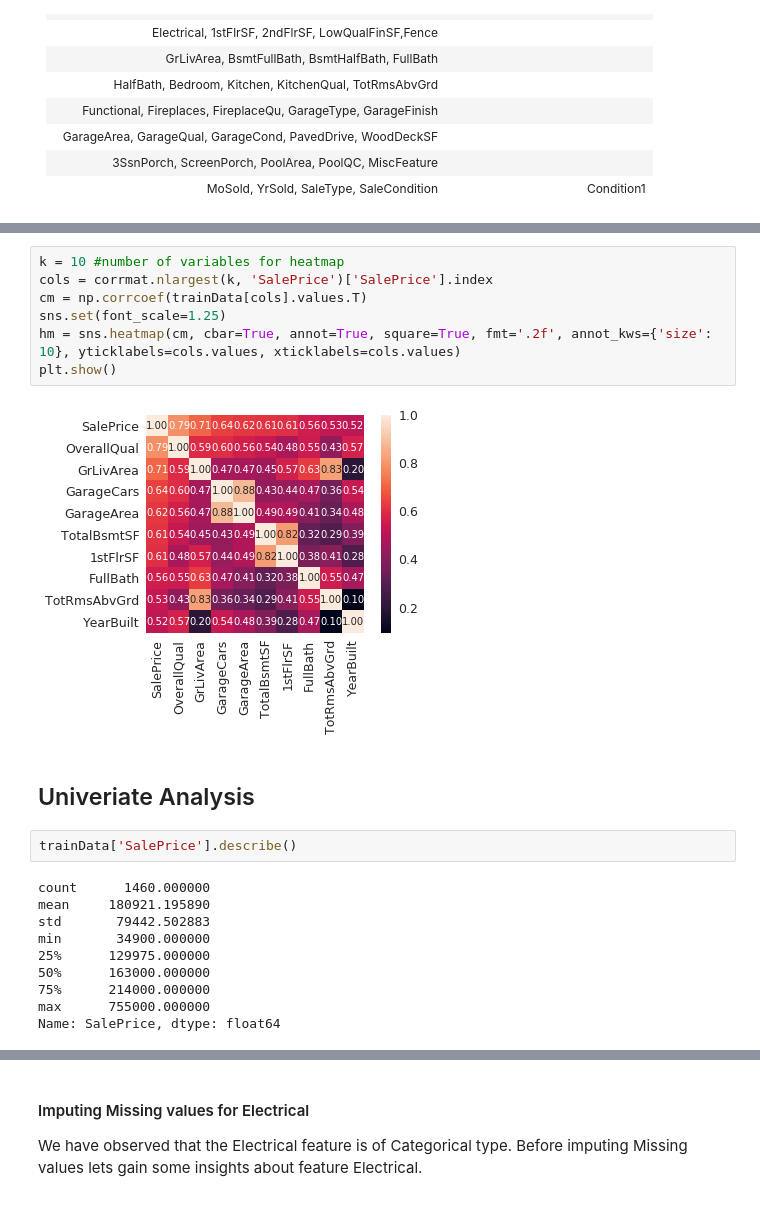
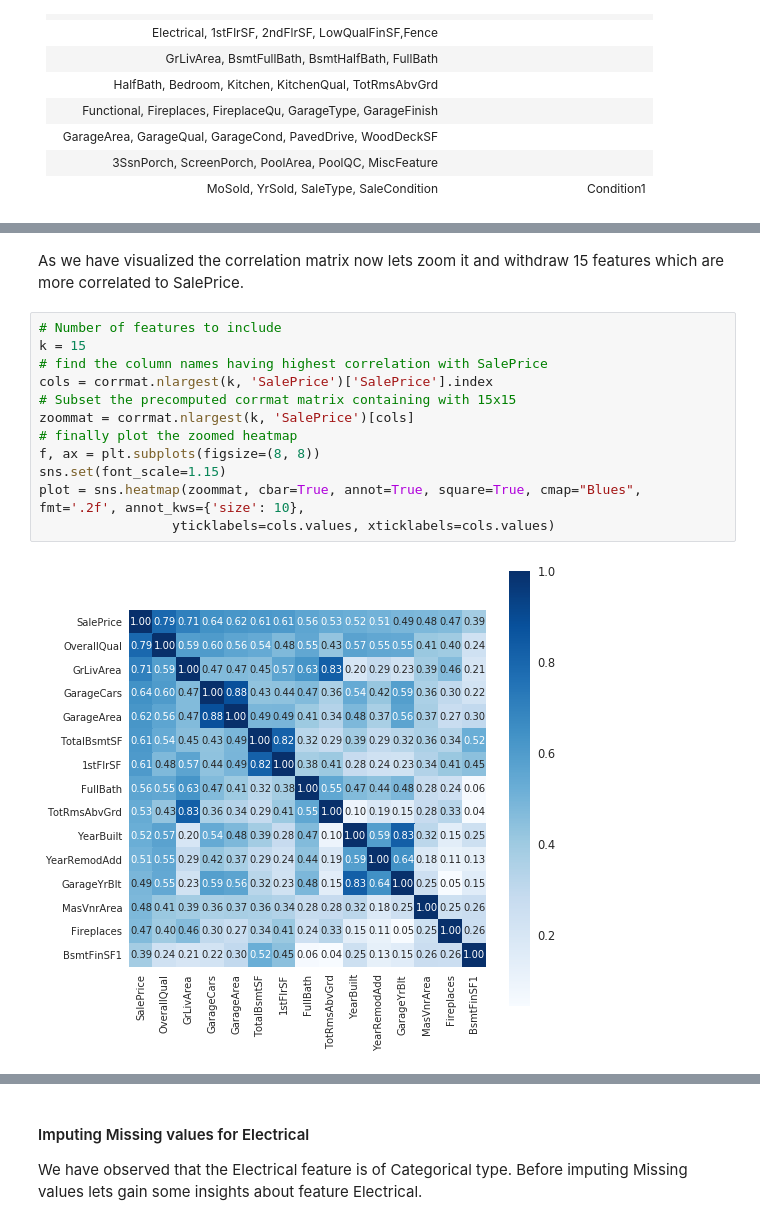
Before and after one commit to dralmostright/house-price-predict, a Jupyter notebook: house-price-predict.ipynb, the cells around one changed output, grey strips where cells are left out. Cells and saved outputs as stored; diff of their text form.

```diff
--- a/house-price-predict.ipynb
+++ b/house-price-predict.ipynb
@@ -153,23 +166,16 @@ sns.heatmap(corrmat, vmax=.8, square=True);
+# %% [markdown]
+As we have visualized the correlation matrix now lets zoom it and withdraw 15 features which are more correlated to SalePrice.
 # %%
-k = 10 #number of variables for heatmap
+# Number of features to include
+k = 15
+# find the column names having highest correlation with SalePrice
 cols = corrmat.nlargest(k, 'SalePrice')['SalePrice'].index
-cm = np.corrcoef(trainData[cols].values.T)
-sns.set(font_scale=1.25)
-hm = sns.heatmap(cm, cbar=True, annot=True, square=True, fmt='.2f', annot_kws={'size': 10}, yticklabels=cols.values, xticklabels=cols.values)
-plt.show()
+# Subset the precomputed corrmat matrix containing with 15x15
+zoommat = corrmat.nlargest(k, 'SalePrice')[cols]
+# finally plot the zoomed heatmap
+f, ax = plt.subplots(figsize=(8, 8))
+sns.set(font_scale=1.15)
+plot = sns.heatmap(zoommat, cbar=True, annot=True, square=True, cmap="Blues", fmt='.2f', annot_kws={'size': 10},
+                 yticklabels=cols.values, xticklabels=cols.values)
 # %% [output]
-[figure, old version]
+[figure, new version]
-# %% [markdown]
-## Univeriate Analysis
-# %%
-trainData['SalePrice'].describe()
-# %% [output]
-count      1460.000000
-mean     180921.195890
-std       79442.502883
-min       34900.000000
-25%      129975.000000
-50%      163000.000000
-75%      214000.000000
-max      755000.000000
-Name: SalePrice, dtype: float64
```
Also changed, not shown: parts of 64 cells of this notebook.
